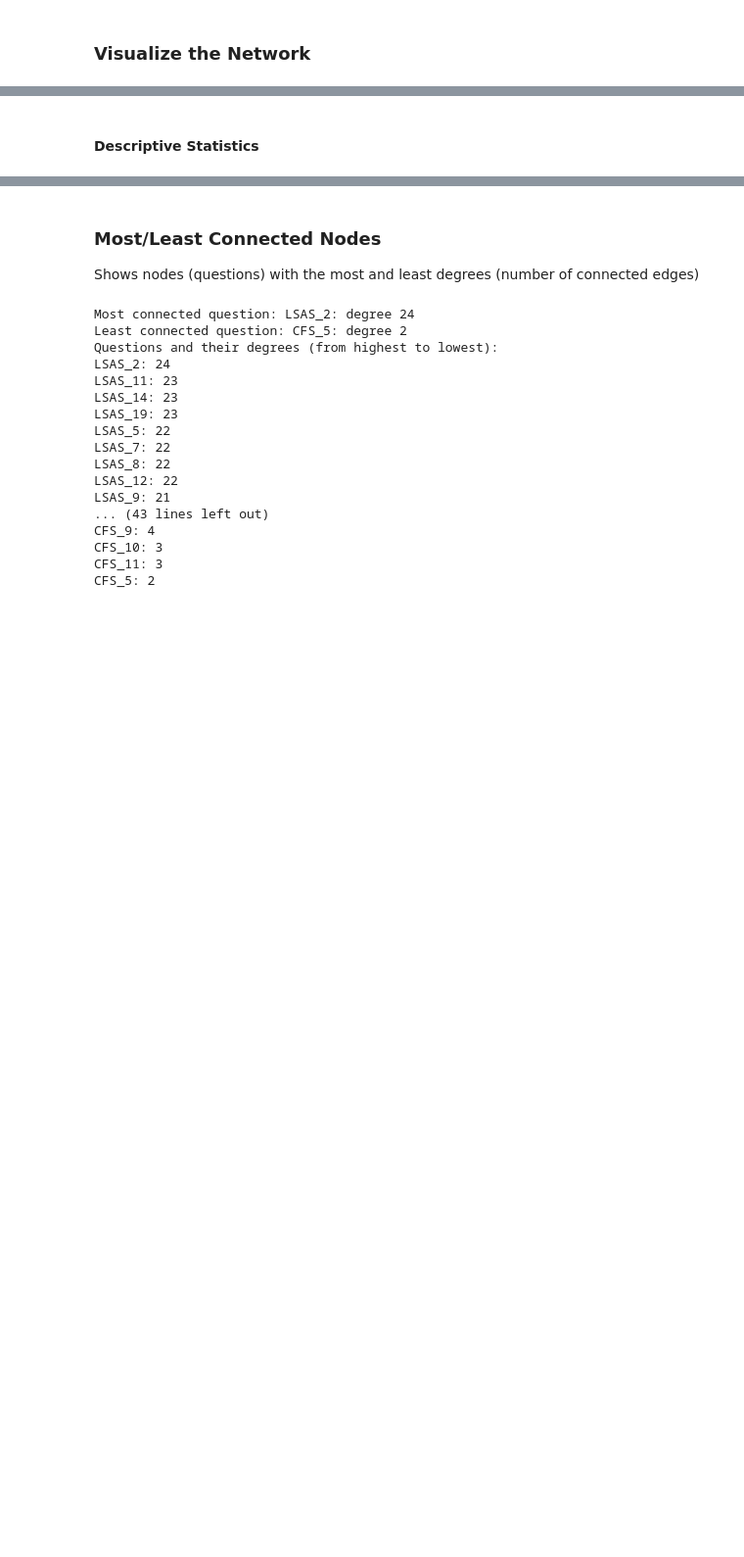
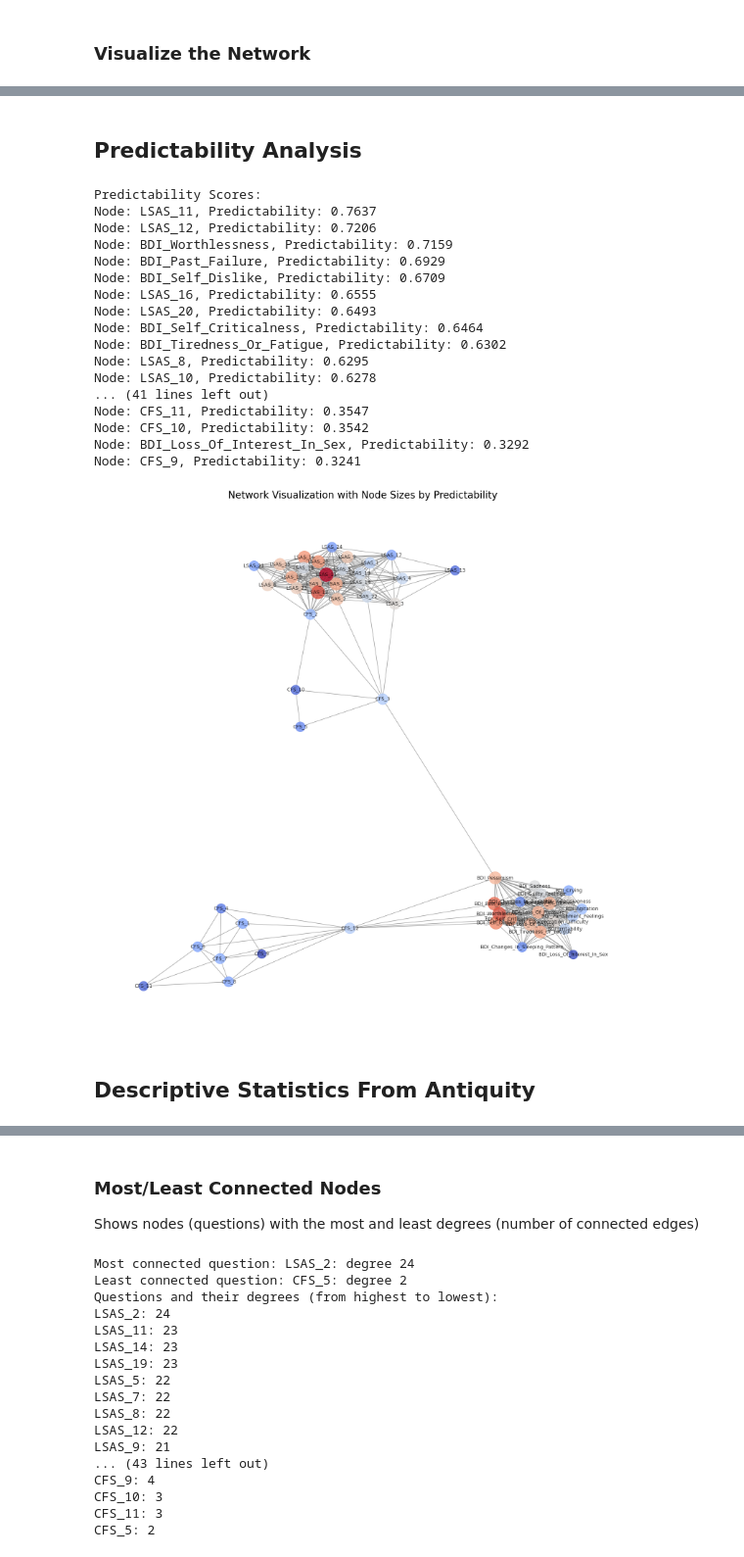
Before and after one commit to madisonlaprise/Senior_Thesis, a Jupyter notebook: Cross-Sectional/Question_Network_Standardized.ipynb, the cells around one changed output, grey strips where cells are left out. Shown at 98% size. Drawn from its saved outputs; the diff is of its cells as text; code cells hidden in the pictures; blank space fills up the shorter version.

```diff
--- a/Cross-Sectional/Question_Network_Standardized.ipynb
+++ b/Cross-Sectional/Question_Network_Standardized.ipynb
@@ -166,2 +521,65 @@ plt.show()
+# %% [markdown]
+## Predictability Analysis
+# %%
+predictability_scores = {}
+
+for node in G.nodes():
+    neighbors = list(G.neighbors(node))
+    if not neighbors:
+        predictability_scores[node] = 0
+        continue
+
+    # Prepare data for regression
+    X = df_standardized[neighbors]
+    y = df_standardized[node]
+
+    # Fit linear regression model
+    model = LinearRegression().fit(X, y)
+
+    # Calculate R^2 as predictability
+    predictability = model.score(X, y)
+    predictability_scores[node] = predictability
+
+# Display predictability scores
+print("\nPredictability Scores:")
+for node, score in sorted(predictability_scores.items(), key=lambda x: x[1], reverse=True):
+    print(f"Node: {node}, Predictability: {score:.4f}")
+
+# Visualize predictability scores
+node_sizes = [1000 * predictability_scores[node] for node in G.nodes()]
+plt.figure(figsize=(15, 15))
+nx.draw(
+    G,
+    pos,
+    with_labels=True,
+    node_size=node_sizes,
+    cmap=plt.cm.coolwarm,
+    node_color=list(predictability_scores.values()),
+    font_size=10,
+    font_color='black',
+    edge_color='gray',
+    alpha=0.8
+)
+plt.title('Network Visualization with Node Sizes by Predictability', fontsize=20)
+plt.show()
+# %% [output]
+Predictability Scores:
+Node: LSAS_11, Predictability: 0.7637
+Node: LSAS_12, Predictability: 0.7206
+Node: BDI_Worthlessness, Predictability: 0.7159
+Node: BDI_Past_Failure, Predictability: 0.6929
+Node: BDI_Self_Dislike, Predictability: 0.6709
+Node: LSAS_16, Predictability: 0.6555
+Node: LSAS_20, Predictability: 0.6493
+Node: BDI_Self_Criticalness, Predictability: 0.6464
+Node: BDI_Tiredness_Or_Fatigue, Predictability: 0.6302
+Node: LSAS_8, Predictability: 0.6295
+Node: LSAS_10, Predictability: 0.6278
+... (41 lines left out)
+Node: CFS_11, Predictability: 0.3547
+Node: CFS_10, Predictability: 0.3542
+Node: BDI_Loss_Of_Interest_In_Sex, Predictability: 0.3292
+Node: CFS_9, Predictability: 0.3241
+[figure, added]
 # %% [markdown]
-#### Descriptive Statistics
+## Descriptive Statistics From Antiquity
```
Also changed, not shown: parts of 26 cells of this notebook.
